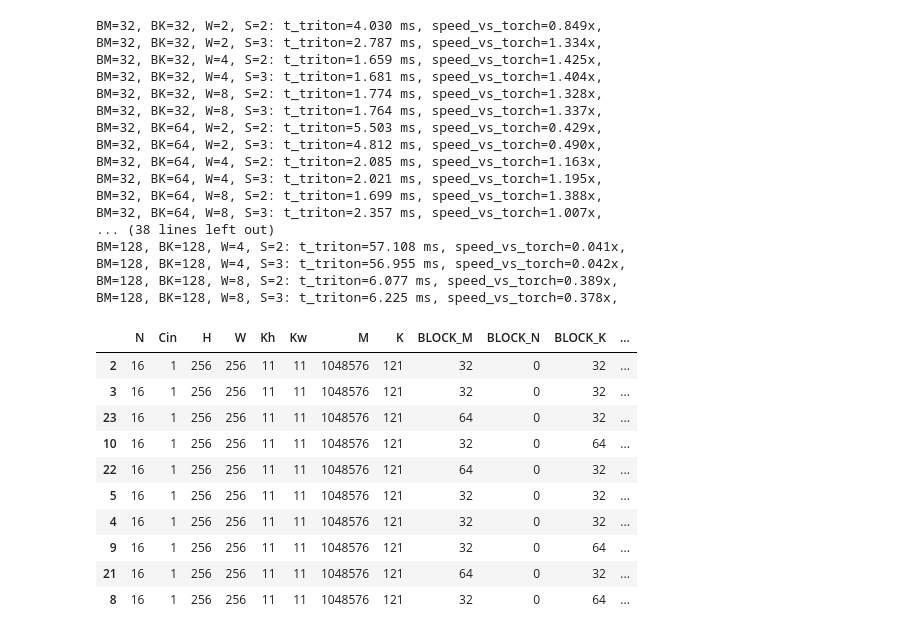
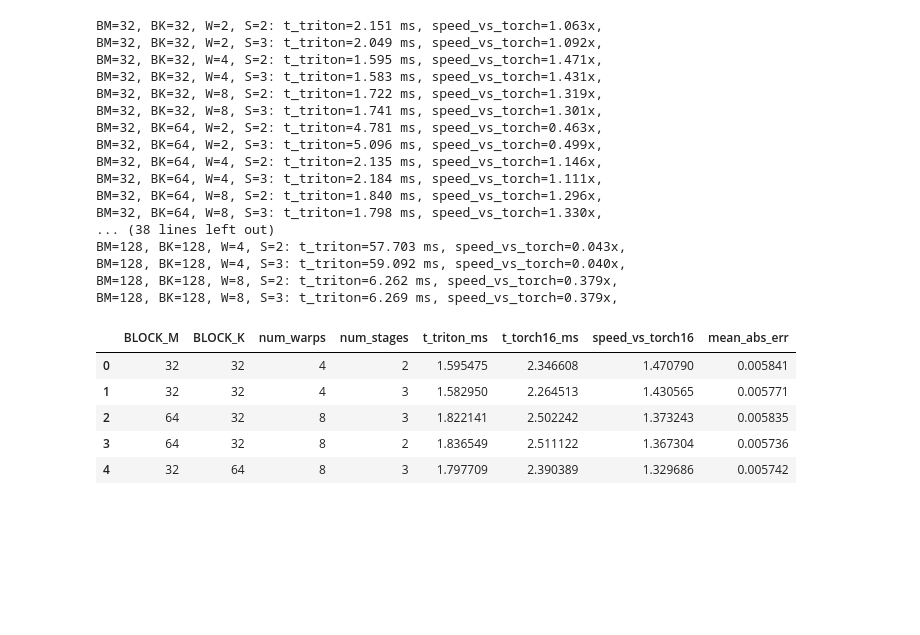
Before and after one commit to manzhura/conv2d-img2col-gemm, a Jupyter notebook: notebooks/kernels/test_kernel_col2img_int8.ipynb, the cells around one changed output. Cells and saved outputs as stored; diff of their text form; code cells hidden in the pictures; blank space fills up the shorter version.

Commit message:
drop tresh

```diff
--- a/notebooks/kernels/test_kernel_col2img_int8.ipynb
+++ b/notebooks/kernels/test_kernel_col2img_int8.ipynb
@@ -84,7 +84,7 @@ def bench_once_col2img_int32_vs_fold(
     )
 
     # Torch  F.fold
-    cols_f = cols_i32.float()
+    cols_f = cols_i32.float().half()
     cols_fold = cols_f.view(N, Ho * Wo, K).permute(0, 2, 1).contiguous()  # [N, K, L]
 
     def _call_torch():
@@ -136,6 +136,10 @@ def bench_once_col2img_int32_vs_fold(
     torch.cuda.synchronize()
     t_triton = (time.perf_counter() - t0) / iters
 
+    # Error Triton INT32 vs Torch FP16
+    diff = (x_i32.float() - x_ref.float()).abs()
+    max_abs_err16 = diff.max().item()
+    mean_abs_err16 = diff.mean().item()
 
     # bandwidth
     bytes_moved = (cols_i32.numel() + x_i32.numel()) * 4.0  # int32
@@ -157,10 +161,12 @@ def bench_once_col2img_int32_vs_fold(
         "num_warps": num_warps,
         "num_stages": num_stages,
         "t_triton_ms": t_triton * 1e3,
-        "t_torch_ms": t_torch * 1e3,
-        "speed_vs_torch": t_torch / t_triton,
+        "t_torch16_ms": t_torch * 1e3,
+        "speed_vs_torch16": t_torch / t_triton,
         "bw_triton_GBs": bw_triton,
-        "bw_torch_GBs": bw_torch,
+        "bw_torch16_GBs": bw_torch,
+        "max_abs_err": max_abs_err16,
+        "mean_abs_err": mean_abs_err16,
     }
 # %%
 @torch.no_grad()
@@ -203,7 +209,7 @@ def tune_col2img_int32_tiles_for_shape(
                     print(
                         f"BM={BM}, BK={BK}, W={Wp}, S={S}: "
                         f"t_triton={rec['t_triton_ms']:.3f} ms, "
-                        f"speed_vs_torch={rec['speed_vs_torch']:.3f}x, "
+                        f"speed_vs_torch={rec['speed_vs_torch16']:.3f}x, "
                     )
                     records.append(rec)
 
@@ -227,37 +233,41 @@ df_c2i = tune_col2img_int32_tiles_for_shape(
     device="cuda",
 )
 # %% [output]
-BM=32, BK=32, W=2, S=2: t_triton=4.030 ms, speed_vs_torch=0.849x,
-BM=32, BK=32, W=2, S=3: t_triton=2.787 ms, speed_vs_torch=1.334x,
-BM=32, BK=32, W=4, S=2: t_triton=1.659 ms, speed_vs_torch=1.425x,
-BM=32, BK=32, W=4, S=3: t_triton=1.681 ms, speed_vs_torch=1.404x,
-BM=32, BK=32, W=8, S=2: t_triton=1.774 ms, speed_vs_torch=1.328x,
-BM=32, BK=32, W=8, S=3: t_triton=1.764 ms, speed_vs_torch=1.337x,
-BM=32, BK=64, W=2, S=2: t_triton=5.503 ms, speed_vs_torch=0.429x,
-BM=32, BK=64, W=2, S=3: t_triton=4.812 ms, speed_vs_torch=0.490x,
-BM=32, BK=64, W=4, S=2: t_triton=2.085 ms, speed_vs_torch=1.163x,
-BM=32, BK=64, W=4, S=3: t_triton=2.021 ms, speed_vs_torch=1.195x,
-BM=32, BK=64, W=8, S=2: t_triton=1.699 ms, speed_vs_torch=1.388x,
-BM=32, BK=64, W=8, S=3: t_triton=2.357 ms, speed_vs_torch=1.007x,
+BM=32, BK=32, W=2, S=2: t_triton=2.151 ms, speed_vs_torch=1.063x,
+BM=32, BK=32, W=2, S=3: t_triton=2.049 ms, speed_vs_torch=1.092x,
+BM=32, BK=32, W=4, S=2: t_triton=1.595 ms, speed_vs_torch=1.471x,
+BM=32, BK=32, W=4, S=3: t_triton=1.583 ms, speed_vs_torch=1.431x,
+BM=32, BK=32, W=8, S=2: t_triton=1.722 ms, speed_vs_torch=1.319x,
+BM=32, BK=32, W=8, S=3: t_triton=1.741 ms, speed_vs_torch=1.301x,
+BM=32, BK=64, W=2, S=2: t_triton=4.781 ms, speed_vs_torch=0.463x,
+BM=32, BK=64, W=2, S=3: t_triton=5.096 ms, speed_vs_torch=0.499x,
+BM=32, BK=64, W=4, S=2: t_triton=2.135 ms, speed_vs_torch=1.146x,
+BM=32, BK=64, W=4, S=3: t_triton=2.184 ms, speed_vs_torch=1.111x,
+BM=32, BK=64, W=8, S=2: t_triton=1.840 ms, speed_vs_torch=1.296x,
+BM=32, BK=64, W=8, S=3: t_triton=1.798 ms, speed_vs_torch=1.330x,
 ... (38 lines left out)
-BM=128, BK=128, W=4, S=2: t_triton=57.108 ms, speed_vs_torch=0.041x,
-BM=128, BK=128, W=4, S=3: t_triton=56.955 ms, speed_vs_torch=0.042x,
-BM=128, BK=128, W=8, S=2: t_triton=6.077 ms, speed_vs_torch=0.389x,
-BM=128, BK=128, W=8, S=3: t_triton=6.225 ms, speed_vs_torch=0.378x,
+BM=128, BK=128, W=4, S=2: t_triton=57.703 ms, speed_vs_torch=0.043x,
+BM=128, BK=128, W=4, S=3: t_triton=59.092 ms, speed_vs_torch=0.040x,
+BM=128, BK=128, W=8, S=2: t_triton=6.262 ms, speed_vs_torch=0.379x,
+BM=128, BK=128, W=8, S=3: t_triton=6.269 ms, speed_vs_torch=0.379x,
 # %%
-df_c2i.sort_values("t_triton_ms").head(10)
+cols = [
+    "BLOCK_M", "BLOCK_K",
+    "num_warps", "num_stages",
+    "t_triton_ms", "t_torch16_ms",
+    "speed_vs_torch16",
+     "mean_abs_err"
+]
+
+df_c2i_filtered = df_c2i[cols].sort_values("speed_vs_torch16", ascending=False).head(5).reset_index(drop=True)
+df_c2i_filtered
 # %% [output]
-|  | N | Cin | H | W | Kh | Kw | M | K | BLOCK_M | BLOCK_N | BLOCK_K | ... |
-| 2 | 16 | 1 | 256 | 256 | 11 | 11 | 1048576 | 121 | 32 | 0 | 32 | ... |
-| 3 | 16 | 1 | 256 | 256 | 11 | 11 | 1048576 | 121 | 32 | 0 | 32 | ... |
-| 23 | 16 | 1 | 256 | 256 | 11 | 11 | 1048576 | 121 | 64 | 0 | 32 | ... |
-| 10 | 16 | 1 | 256 | 256 | 11 | 11 | 1048576 | 121 | 32 | 0 | 64 | ... |
-| 22 | 16 | 1 | 256 | 256 | 11 | 11 | 1048576 | 121 | 64 | 0 | 32 | ... |
-| 5 | 16 | 1 | 256 | 256 | 11 | 11 | 1048576 | 121 | 32 | 0 | 32 | ... |
-| 4 | 16 | 1 | 256 | 256 | 11 | 11 | 1048576 | 121 | 32 | 0 | 32 | ... |
-| 9 | 16 | 1 | 256 | 256 | 11 | 11 | 1048576 | 121 | 32 | 0 | 64 | ... |
-| 21 | 16 | 1 | 256 | 256 | 11 | 11 | 1048576 | 121 | 64 | 0 | 32 | ... |
-| 8 | 16 | 1 | 256 | 256 | 11 | 11 | 1048576 | 121 | 32 | 0 | 64 | ... |
+|  | BLOCK_M | BLOCK_K | num_warps | num_stages | t_triton_ms | t_torch16_ms | speed_vs_torch16 | mean_abs_err |
+| 0 | 32 | 32 | 4 | 2 | 1.595475 | 2.346608 | 1.470790 | 0.005841 |
+| 1 | 32 | 32 | 4 | 3 | 1.582950 | 2.264513 | 1.430565 | 0.005771 |
+| 2 | 64 | 32 | 8 | 3 | 1.822141 | 2.502242 | 1.373243 | 0.005835 |
+| 3 | 64 | 32 | 8 | 2 | 1.836549 | 2.511122 | 1.367304 | 0.005736 |
+| 4 | 32 | 64 | 8 | 3 | 1.797709 | 2.390389 | 1.329686 | 0.005742 |
 # %%
 INT8_COL2IMG_BEST_BLOCK_M = 32
 INT8_COL2IMG_BEST_BLOCK_N = 0
```
Also changed, not shown: 8 other files.
